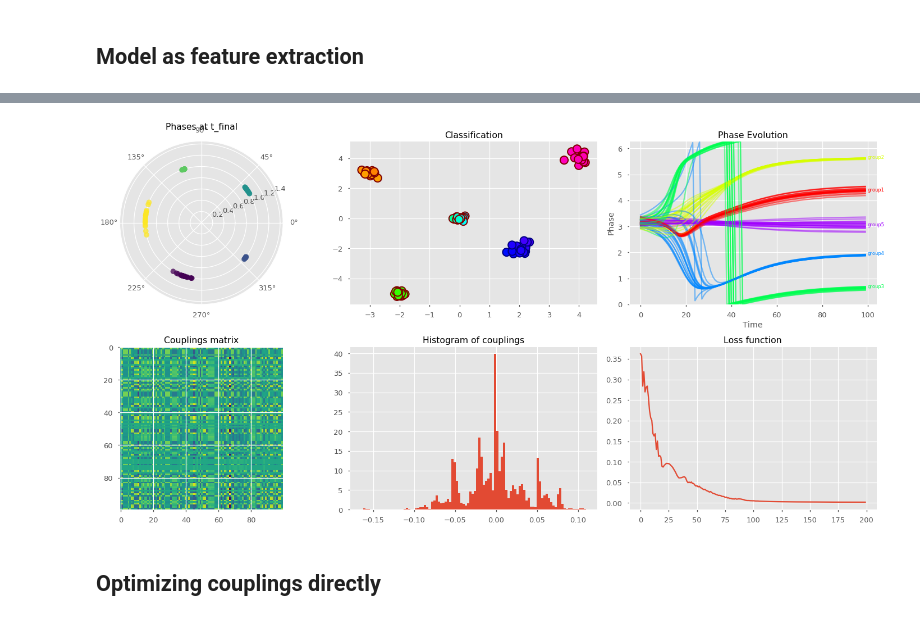
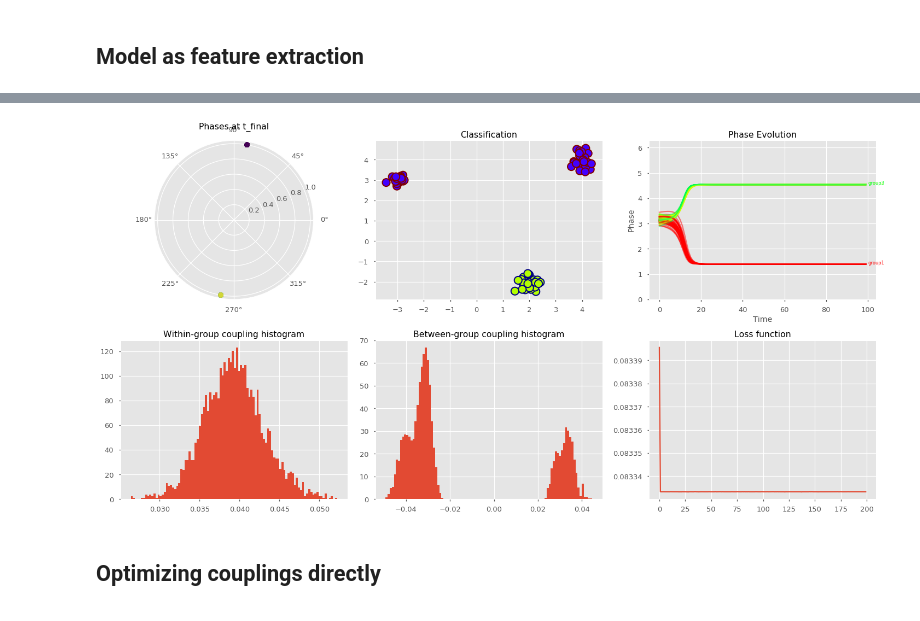
Before and after one commit to serre-lab/synchrony, a Jupyter notebook: notebooks/GMM_clustering.ipynb, the cells around one changed output, grey strips where cells are left out. Cells and saved outputs as stored; diff of their text form; code cells hidden in the pictures.

```diff
--- a/notebooks/GMM_clustering.ipynb
+++ b/notebooks/GMM_clustering.ipynb
@@ -544,19 +544,22 @@ class Kuramoto_features(nn.Module):
 
         return trajectory, couplings
 # %%
-m=5
+m=3
 num_seeds = 1
 all_losses = []
 all_init_phase = []
 all_init_coupling = []
 bs = 100
+
 for seed in range(num_seeds):
     print(seed)
     np.random.seed(seed)
     torch.manual_seed(seed)
     Model = Kuramoto_features(batch_size = bs, num_hid = 100,input_size=2, feature_size=10, device='cpu', adjoint=True)
-    gmm = GMM(n_components=5, centroids=[[2,-2],[4,4],[-3,3],[-2,-5],[0,0]], cov_matrices=[0.05*np.eye(2),0.02*np.diag([1,m]),0.02*np.eye(2),0.01*np.eye(2),0.01*np.eye(2)])
-    #gmm = GMM(n_components=2, centroids=[[2,-2],[-2,2]], cov_matrices=[0.5*np.eye(2),0.2*np.eye(2)])
+#     gmm = GMM(n_components=5, centroids=[[2,-2],[4,4],[-3,3],[-2,-5],[0,0]], cov_matrices=[0.05*np.eye(2),0.02*np.diag([1,5]),0.02*np.eye(2),0.01*np.eye(2),0.01*np.eye(2)])
+#     gmm = GMM(n_components=2, centroids=[[2,-2],[-2,2]], cov_matrices=[0.5*np.eye(2),0.2*np.eye(2)])
+    gmm = GMM(n_components=3, centroids=[[2,-2],[4,4],[-3,3]], cov_matrices=[0.05*np.eye(2),0.02*np.diag([1,5]),.02*np.eye(2)])
+
     LossFunc = circular_moments_batch
     Trainer = KuraTrainer(Model, gmm, LossFunc=LossFunc, batch_size=bs)
     #all_init_coupling.append(Model.couplings.detach().clone().numpy())
@@ -584,45 +587,49 @@ Gradient norm: 0.004900737665593624
 # %%
+m=5
 a = Trainer.batch
 idx = Trainer.idx
 masks = torch.FloatTensor(bs,m).zero_()
 masks.scatter_(1,idx.unsqueeze(1).long(),1).transpose_(1,0)
+joint_mask = torch.einsum('mu,mv->muv',masks,masks).sum(0).int()
+joint_mask -= torch.diag(torch.diag(joint_mask))
 ecolors = [cm.jet(x*10) for x in idx]
 # init_phase = torch.normal(np.pi,1,(bs,)).float().unsqueeze(0)
 init_phase = Trainer.init
 #init_phase = torch.FloatTensor(bs,).uniform_(0, 2*np.pi).unsqueeze(0)
 # Trainer.init_phase(bs)
 phase, couplings  = Model(Trainer.init,a)
-
-
-
+win_couplings = torch.masked_select(couplings, joint_mask.bool())
+bet_couplings = torch.masked_select(couplings, (1- joint_mask).bool())
 
 fig = plt.figure(figsize=(20,10),constrained_layout=True)
 spec4 = fig.add_gridspec(ncols=3, nrows=2)
 ax = fig.add_subplot(spec4[0, 0], polar=True)
 ax.set_title('Phases at t_final')
 ax.scatter(phase[-1].squeeze(0).detach().numpy(), np.ones(len(idx)), c=idx, alpha=0.75)
 ax = fig.add_subplot(spec4[0, 1])
 ax.set_title('Classification')
 ecolors = [cm.jet(x*10) for x in idx]
 colors = [cm.hsv(x) for x in (phase[-1].squeeze().detach().numpy()%(2*np.pi))/(2*np.pi)]
 ax.scatter(a[:,0],a[:,1],c=colors,edgecolors=ecolors,linewidth=2,s=200)
 ax = fig.add_subplot(spec4[1,0])
-ax.set_title('Couplings matrix')
-ax.imshow(couplings.detach().numpy())
+# ax.set_title('Coupling matrix')
+# ax.imshow(couplings.detach().numpy())
+ax.set_title('Within-group coupling histogram')
+ax.hist(win_couplings.reshape(-1).detach().numpy(), 100, density=True)
 #ax.colorbar()
 #ax.set_axis('off')
 ax = fig.add_subplot(spec4[1,1])
-ax.set_title('Histogram of couplings')
-ax.hist(couplings.reshape(-1).detach().numpy(), 100, density=True)
+ax.set_title('Between-group coupling histogram')
+ax.hist(bet_couplings.reshape(-1).detach().numpy(), 100, density=True)
 ax = fig.add_subplot(spec4[0,2])
 phase_evol_ax(ax,phase.detach(),masks.unsqueeze(0).data.numpy())
 ax = fig.add_subplot(spec4[1,2])
 ax.set_title('Loss function')
 ax.plot(Trainer.lh)
 plt.savefig('GMM classification',dpi=200)
 plt.show()
 # %% [output]
-[figure, old version]
+[figure, new version]
 # %% [markdown]
 ## Optimizing couplings directly
 # %%
```
Also changed, not shown: parts of 8 cells of this notebook, 3 other files.
